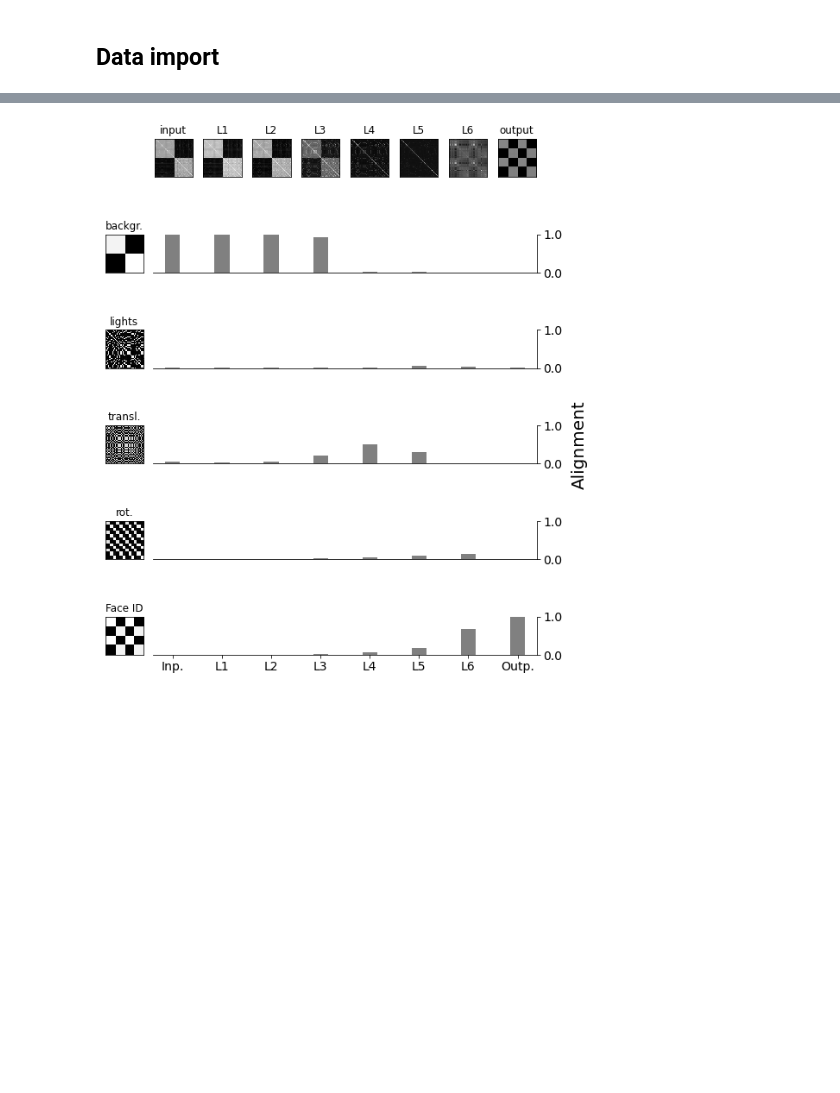
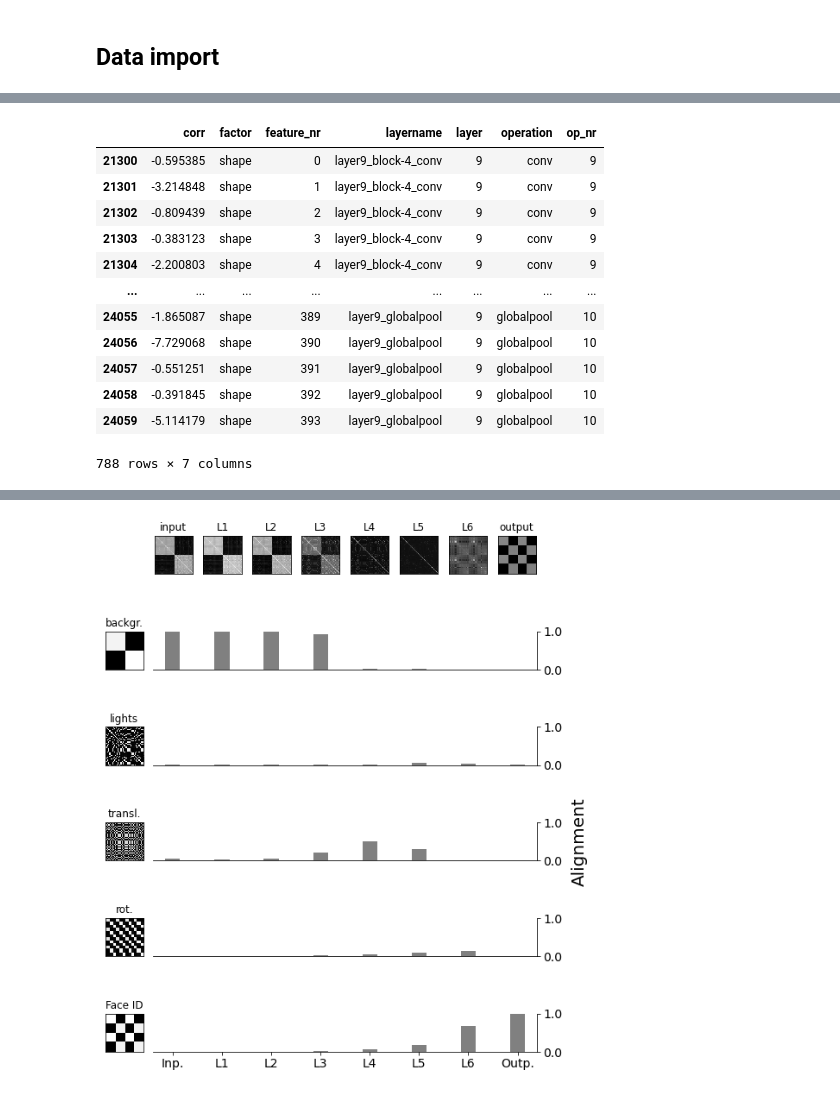
Before and after one commit to lukassnoek/deep-gmf, a Jupyter notebook: notebooks/figures.ipynb, the cells around one changed output, grey strips where cells are left out. Saved outputs shown, nothing was run; the diff lists cells and outputs as text; code cells hidden in the pictures; blank space fills up the shorter version.

```diff
--- a/notebooks/figures.ipynb
+++ b/notebooks/figures.ipynb
@@ -33 +51,17 @@ ax.set_xlim(-.05, df['op_nr'].max() + 1)
+# %%
+df.query("factor == 'shape' & layer == 9")
+# %% [output]
+|  | corr | factor | feature_nr | layername | layer | operation | op_nr |
+| 21300 | -0.595385 | shape | 0 | layer9_block-4_conv | 9 | conv | 9 |
+| 21301 | -3.214848 | shape | 1 | layer9_block-4_conv | 9 | conv | 9 |
+| 21302 | -0.809439 | shape | 2 | layer9_block-4_conv | 9 | conv | 9 |
+| 21303 | -0.383123 | shape | 3 | layer9_block-4_conv | 9 | conv | 9 |
+| 21304 | -2.200803 | shape | 4 | layer9_block-4_conv | 9 | conv | 9 |
+| ... | ... | ... | ... | ... | ... | ... | ... |
+| 24055 | -1.865087 | shape | 389 | layer9_globalpool | 9 | globalpool | 10 |
+| 24056 | -7.729068 | shape | 390 | layer9_globalpool | 9 | globalpool | 10 |
+| 24057 | -0.551251 | shape | 391 | layer9_globalpool | 9 | globalpool | 10 |
+| 24058 | -0.391845 | shape | 392 | layer9_globalpool | 9 | globalpool | 10 |
+| 24059 | -5.114179 | shape | 393 | layer9_globalpool | 9 | globalpool | 10 |
+788 rows × 7 columns
 # %%
```
Also changed, not shown: parts of 4 cells of this notebook, 6 other files.
